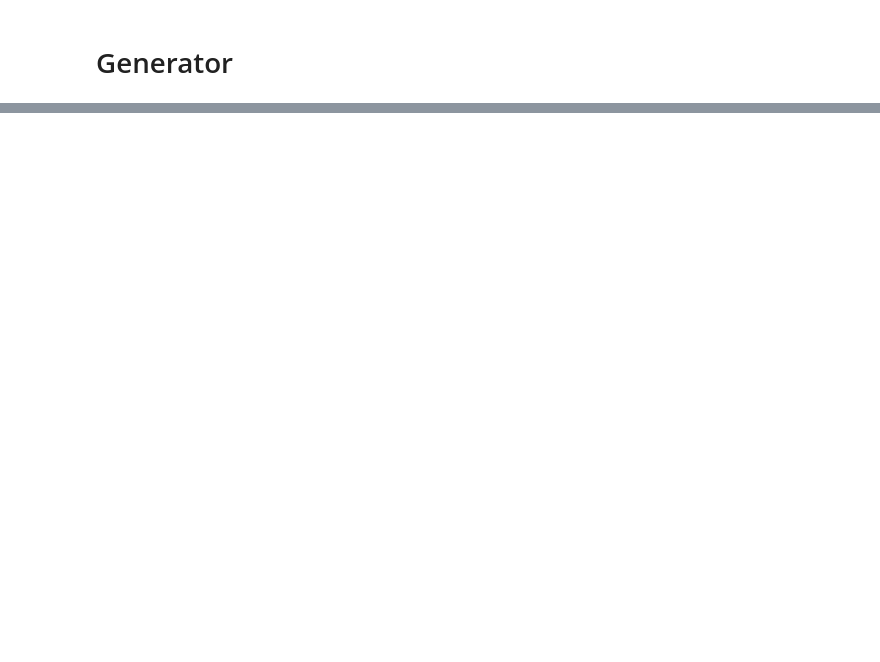
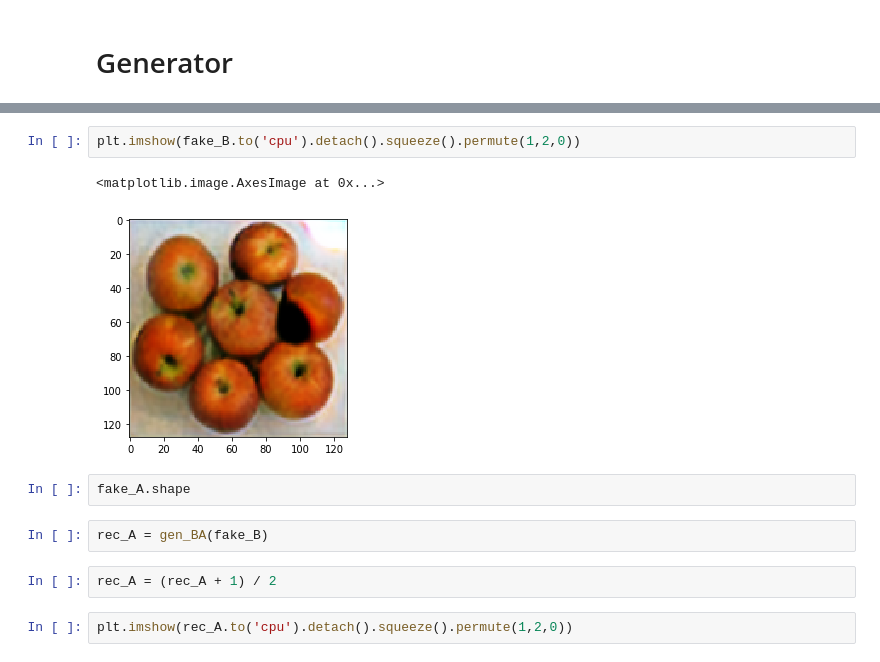
Before and after one commit to stante/gans-in-action-pytorch, a Jupyter notebook: chapter-9/Chapter9_CycleGAN.ipynb, the cells around one changed output, grey strips where cells are left out. Cells and saved outputs as stored; diff of their text form; blank space fills up the shorter version.

```diff
--- a/chapter-9/Chapter9_CycleGAN.ipynb
+++ b/chapter-9/Chapter9_CycleGAN.ipynb
@@ -280,0 +316,13 @@ KeyboardInterrupt:
+# %%
+plt.imshow(fake_B.to('cpu').detach().squeeze().permute(1,2,0))
+# %% [output]
+<matplotlib.image.AxesImage at 0x...>
+[figure, added]
+# %%
+fake_A.shape
+# %%
+rec_A = gen_BA(fake_B)
+# %%
+rec_A = (rec_A + 1) / 2
+# %%
+plt.imshow(rec_A.to('cpu').detach().squeeze().permute(1,2,0))
```
Also changed, not shown: parts of 13 cells of this notebook.
